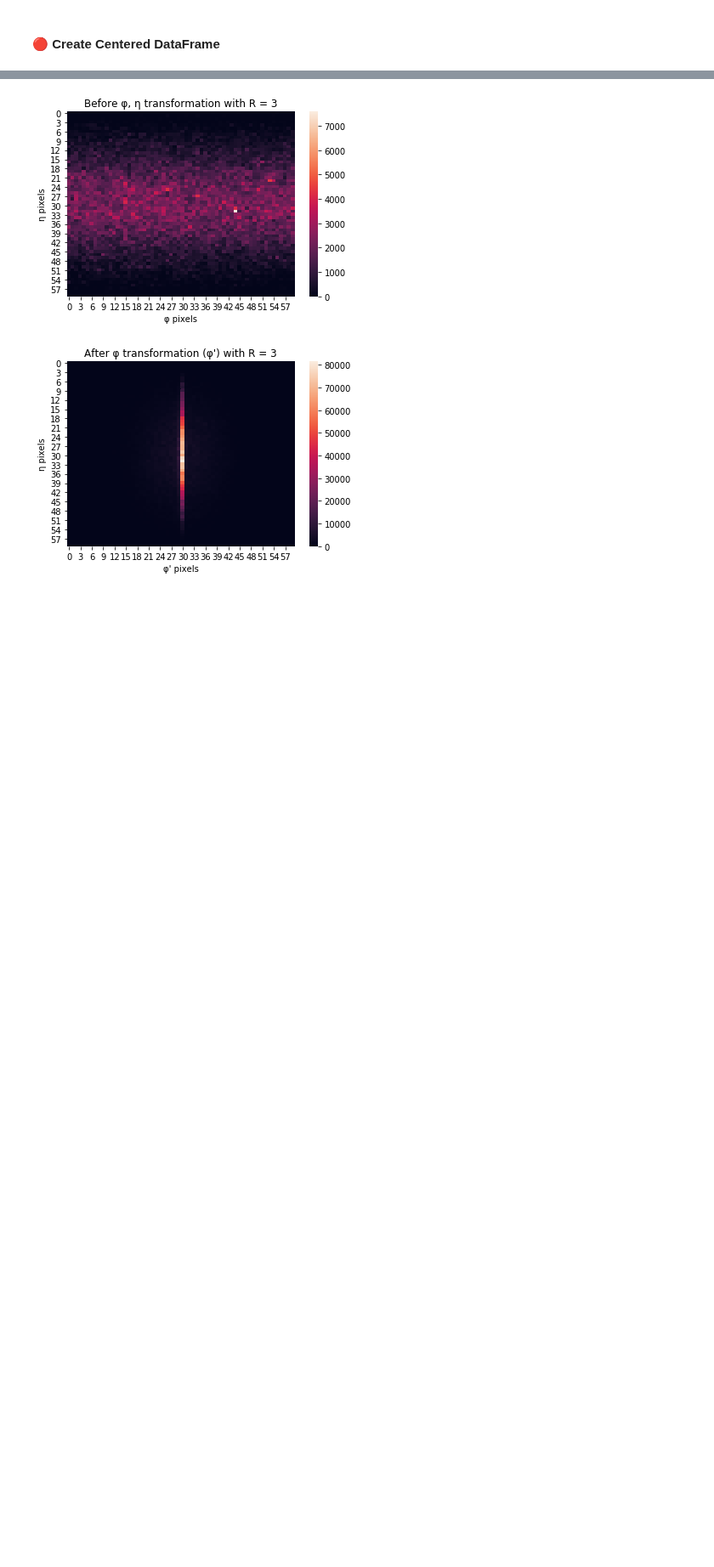
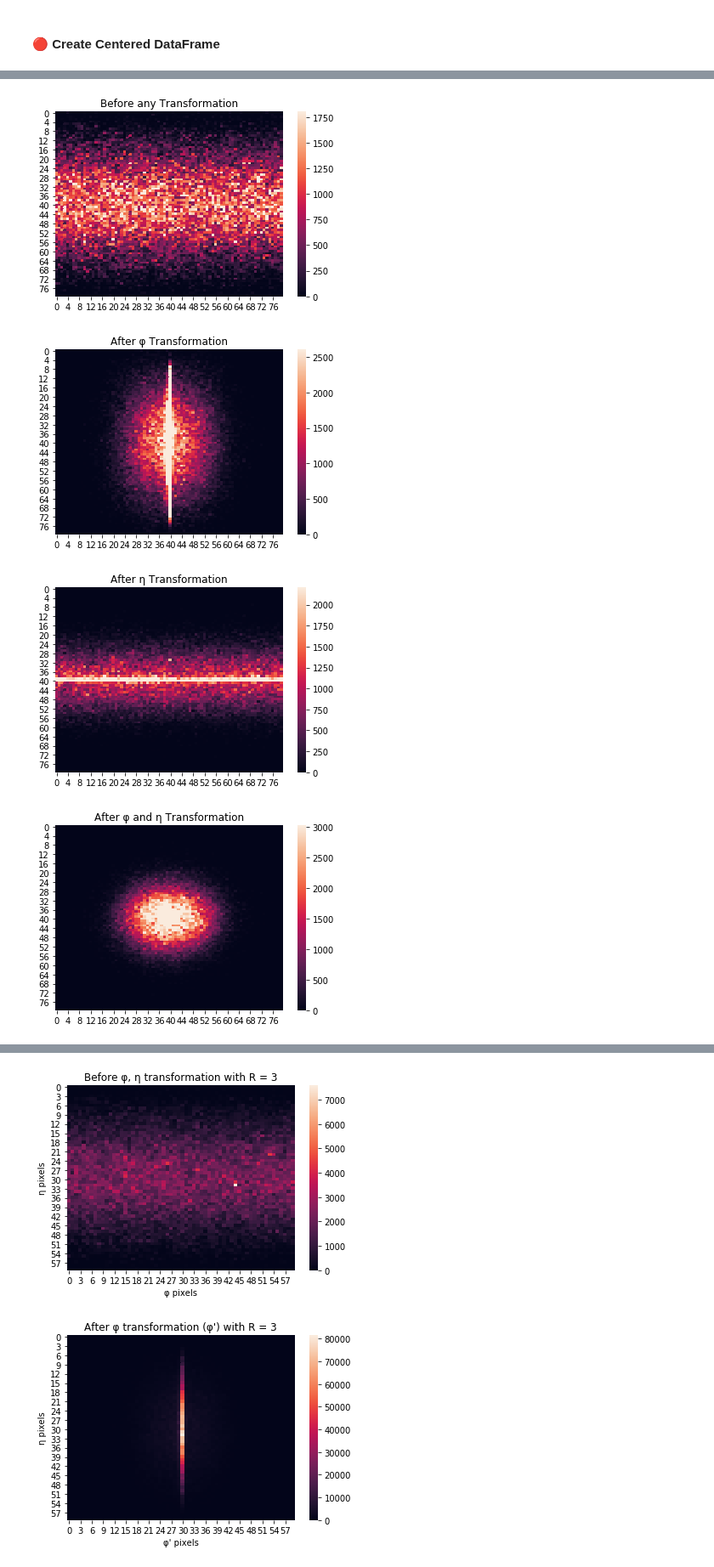
Before and after one commit to johngeorgousis/jet-classifier, a Jupyter notebook: MAIN.ipynb, the cells around one changed output, grey strips where cells are left out. Shown at 85% size. Drawn from its saved outputs; the diff is of its cells as text; code cells hidden in the pictures; blank space fills up the shorter version.

Commit message:
pretty images (after centering, high definition, temporary setup)

```diff
--- a/MAIN.ipynb
+++ b/MAIN.ipynb
@@ -310,8 +446,6 @@ def center(event1, max123, output='event', R=1.5, pixels=60):
     max123: list of 3 dataframes of max pT, η, φ. Obtained using the extract_max123() function
     output: 'event' to return a Series of the transformed event1. 'image' to return a transformed dataframe representing an image
     '''
-    # For testing only. Redundant
-    mydata_prep = preprocessdf(mydata)[0]
 
     # Define η, φ indices to be used later
     h_indices = mydata_prep.iloc[0][::3].index
@@ -319,6 +453,8 @@ def center(event1, max123, output='event', R=1.5, pixels=60):
 
     # Create copy of event
     event = event1.copy(deep=True)
+
+
 
     # For all η, φ in the event
     for h_index, f_index in zip(h_indices, f_indices):
@@ -341,6 +477,8 @@ def center(event1, max123, output='event', R=1.5, pixels=60):
 
         else:
             event.iloc[1::3][f_index] -= maxf     # Subtract max φ from current φ
+
+
 
 
 
@@ -422,2 +529,0 @@ def preprocess(event1):
-# %%
-mydata_prep, const = prep(mydata)
@@ -450,9 +548,19 @@ centered = []
 
 start = time.time()
 
+a=0
+progress=0
+
 # Create matrix of transformed events
 for i in range(events):
-    centered.append(center(mydata_prep.iloc[i], max123))
+
+    centered.append(center(mydata_prep.iloc[i], max123, output='event'))
+    # Progress Report
+    a += 1
+    if a > 100:
+        print('Progress: {0:.2f}%'.format(len(centered/range(events)))
+        a = 0
+
 
 end = time.time()
 
@@ -464,0 +756,23 @@ Time taken to centre image: 141.76s
+# %%
+image_prep = create_image(mydata_prep, R=3, pixels = 80)
+image_f = create_image(mydata_fprime, R=3, pixels = 80)
+image_h = create_image(mydata_hprime, R=3, pixels = 80)
+image_centered = create_image(mydata_centered, R=3, pixels = 80)
+# %%
+sns.heatmap(image_prep, robust=True)
+plt.title('Before any Transformation')
+plt.show()
+sns.heatmap(image_f, robust=True)
+plt.title('After φ Transformation')
+plt.show()
+sns.heatmap(image_h, robust=True)
+plt.title('After η Transformation')
+plt.show()
+sns.heatmap(image_centered, robust=True)
+plt.title('After φ and η Transformation')
+plt.show()
+# %% [output]
+[figure, added]
+[figure, added]
+[figure, added]
+[figure, added]
```
Also changed, not shown: parts of 26 cells of this notebook, 1 other file.
